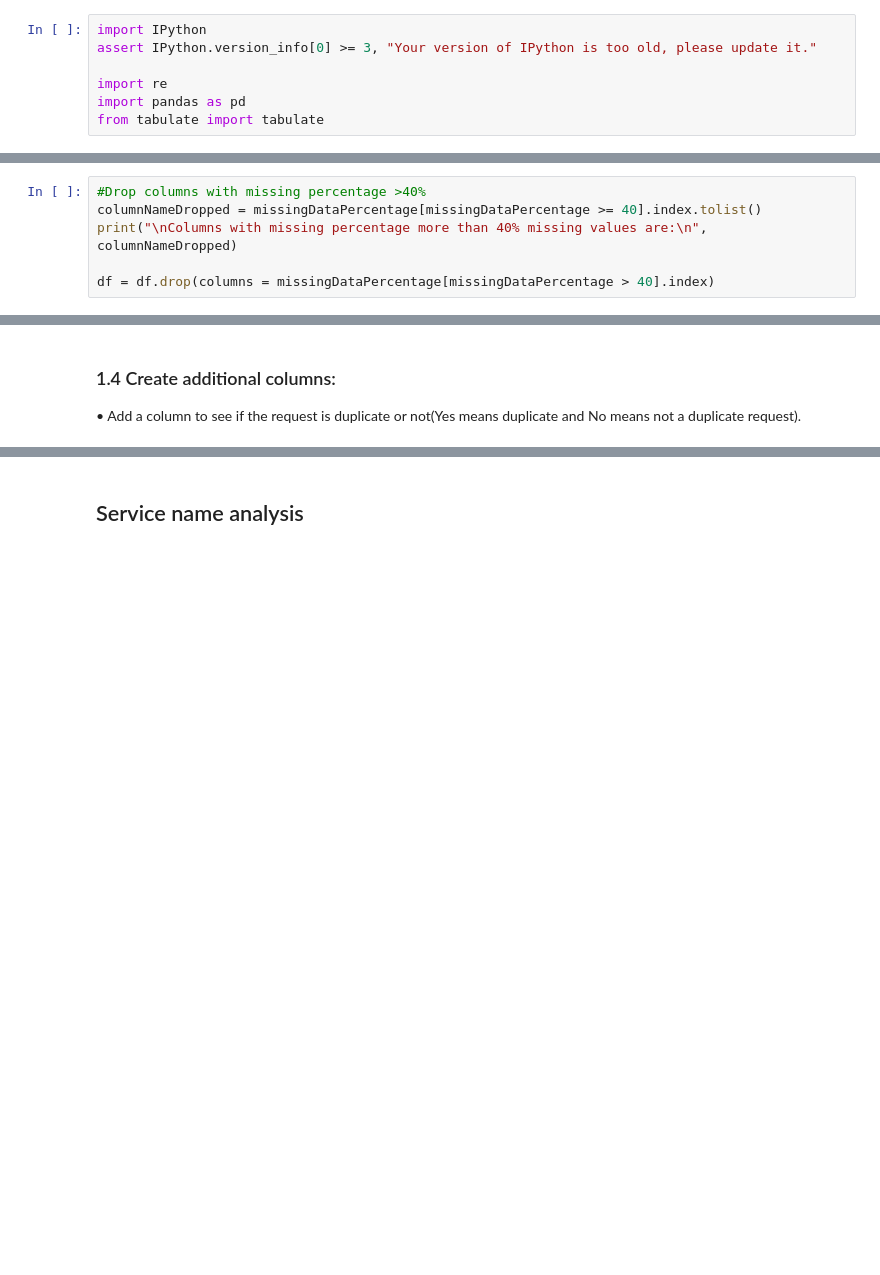
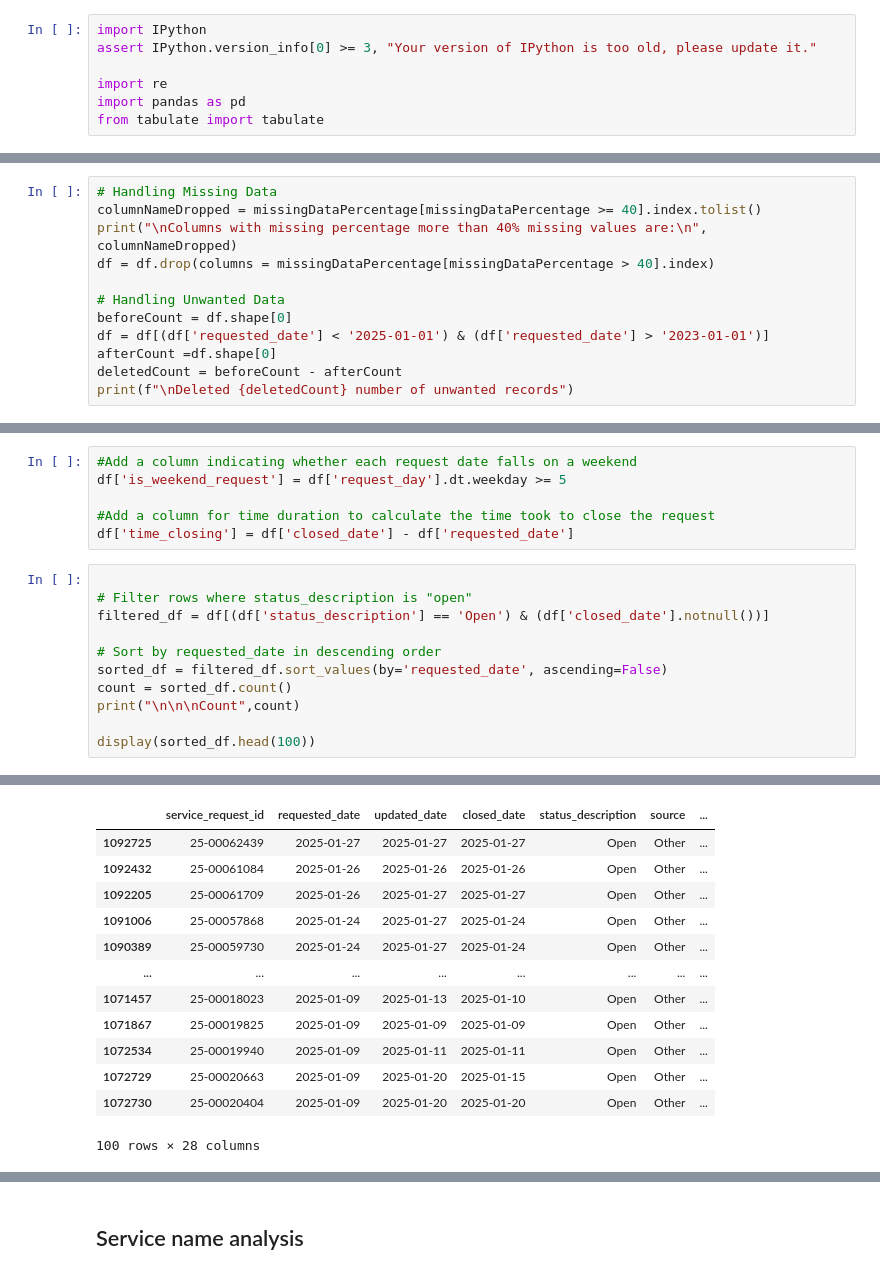
Before and after one commit to AnithaUofC/311ServiceRequests, a Jupyter notebook: 311DataWrangling.ipynb, the cells around one changed output, grey strips where cells are left out. Cells and saved outputs as stored; diff of their text form; blank space fills up the shorter version.

Commit message:
Data cleaning file modifications

```diff
--- a/311DataWrangling.ipynb
+++ b/311DataWrangling.ipynb
@@ -70,9 +106,15 @@ source                 object
 # %%
-#Drop columns with missing percentage >40%
+# Handling Missing Data
 columnNameDropped = missingDataPercentage[missingDataPercentage >= 40].index.tolist()
 print("\nColumns with missing percentage more than 40% missing values are:\n", columnNameDropped)
+df = df.drop(columns = missingDataPercentage[missingDataPercentage > 40].index)
 
-df = df.drop(columns = missingDataPercentage[missingDataPercentage > 40].index)
+# Handling Unwanted Data
+beforeCount = df.shape[0]
+df = df[(df['requested_date'] < '2025-01-01') & (df['requested_date'] > '2023-01-01')]
+afterCount =df.shape[0]
+deletedCount = beforeCount - afterCount
+print(f"\nDeleted {deletedCount} number of unwanted records")
 # %% [output]
 Columns with missing percentage more than 40% missing values are:
  ['address']
@@ -135,4 +169,18 @@ datetime64[ns]
-# %% [markdown]
-### 1.4 Create additional columns:
-
-•	Add a column to see if the request is duplicate or not(Yes means duplicate and No means not a duplicate request).
+# %%
+#Add a column indicating whether each request date falls on a weekend
+df['is_weekend_request'] = df['request_day'].dt.weekday >= 5
+
+#Add a column for time duration to calculate the time took to close the request
+df['time_closing'] = df['closed_date'] - df['requested_date']
+# %%
+
+# Filter rows where status_description is "open"
+filtered_df = df[(df['status_description'] == 'Open') & (df['closed_date'].notnull())]
+
+# Sort by requested_date in descending order
+sorted_df = filtered_df.sort_values(by='requested_date', ascending=False)
+count = sorted_df.count()
+print("\n\n\nCount",count)
+
+display(sorted_df.head(100))
+# %% [output]
@@ -139 +204,14 @@ datetime64[ns]
+|  | service_request_id | requested_date | updated_date | closed_date | status_description | source | ... |
+| 1092725 | 25-00062439 | 2025-01-27 | 2025-01-27 | 2025-01-27 | Open | Other | ... |
+| 1092432 | 25-00061084 | 2025-01-26 | 2025-01-26 | 2025-01-26 | Open | Other | ... |
+| 1092205 | 25-00061709 | 2025-01-26 | 2025-01-27 | 2025-01-27 | Open | Other | ... |
+| 1091006 | 25-00057868 | 2025-01-24 | 2025-01-27 | 2025-01-24 | Open | Other | ... |
+| 1090389 | 25-00059730 | 2025-01-24 | 2025-01-27 | 2025-01-24 | Open | Other | ... |
+| ... | ... | ... | ... | ... | ... | ... | ... |
+| 1071457 | 25-00018023 | 2025-01-09 | 2025-01-13 | 2025-01-10 | Open | Other | ... |
+| 1071867 | 25-00019825 | 2025-01-09 | 2025-01-09 | 2025-01-09 | Open | Other | ... |
+| 1072534 | 25-00019940 | 2025-01-09 | 2025-01-11 | 2025-01-11 | Open | Other | ... |
+| 1072729 | 25-00020663 | 2025-01-09 | 2025-01-20 | 2025-01-15 | Open | Other | ... |
+| 1072730 | 25-00020404 | 2025-01-09 | 2025-01-20 | 2025-01-20 | Open | Other | ... |
+100 rows × 28 columns
 # %%
```
Also changed, not shown: parts of 11 cells of this notebook.
